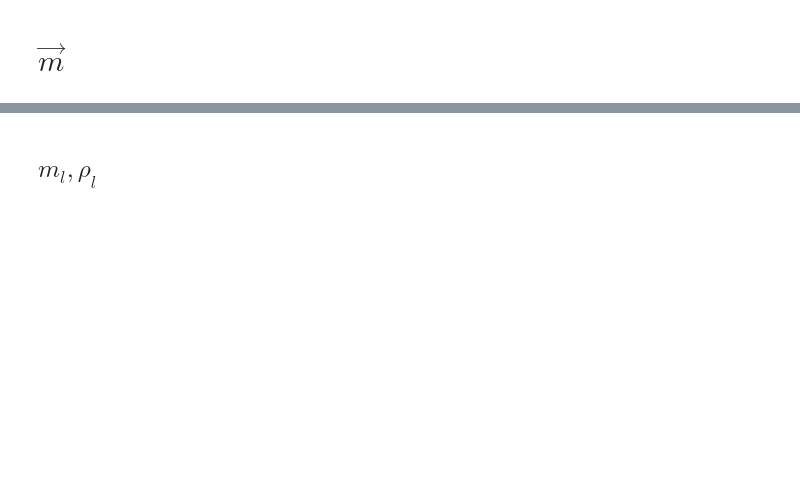
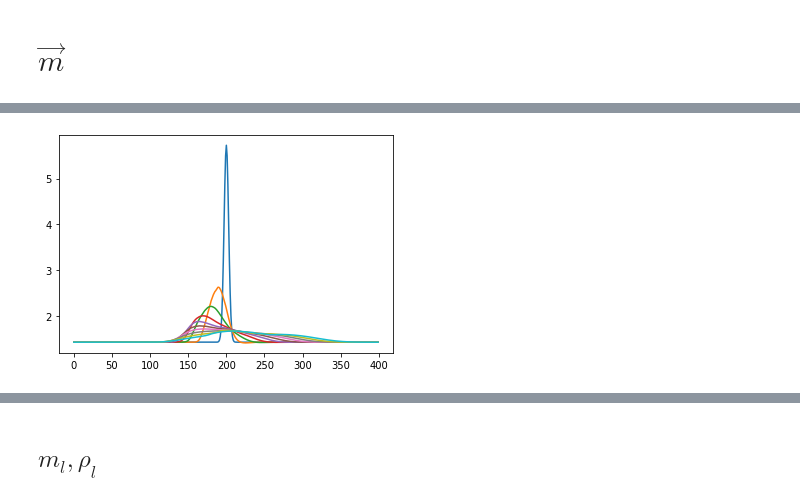
Before and after one commit to BrieucB/AI2d, a Jupyter notebook: AI2D_hydro/PDE_liq_destab_2d.ipynb, the cells around one changed output, grey strips where cells are left out. Saved outputs shown, nothing was run; the diff lists cells and outputs as text; code cells hidden in the pictures; blank space fills up the shorter version.

```diff
--- a/AI2D_hydro/PDE_liq_destab_2d.ipynb
+++ b/AI2D_hydro/PDE_liq_destab_2d.ipynb
@@ -466,0 +480,5 @@ plt.colorbar();
+# %%
+for t in np.arange(0, np.int64(tmax/dt),100):
+    plt.plot(np.mean(prof_rho[t],0))
+# %% [output]
+[figure, added]
```
Also changed, not shown: parts of 23 cells of this notebook, 29 other files.
